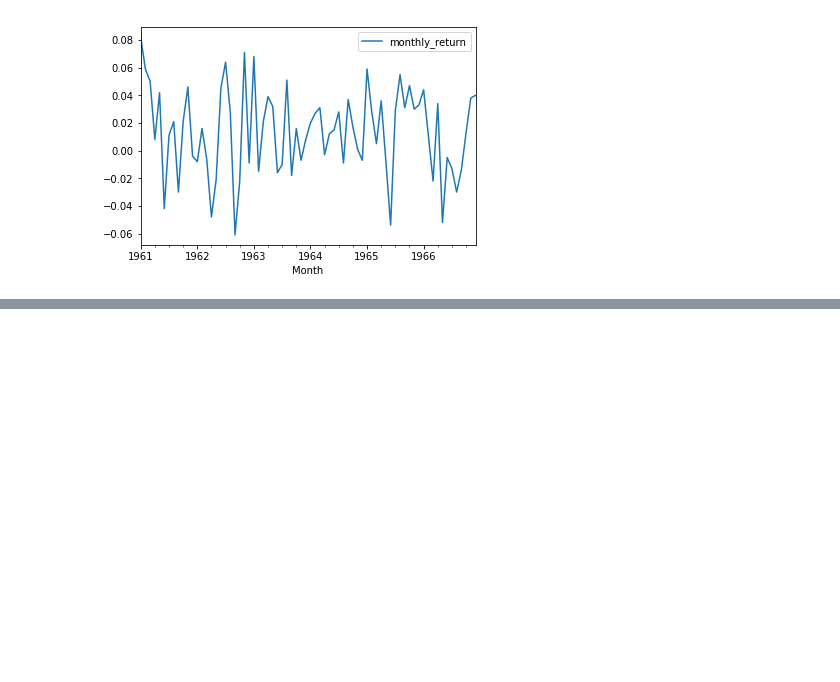
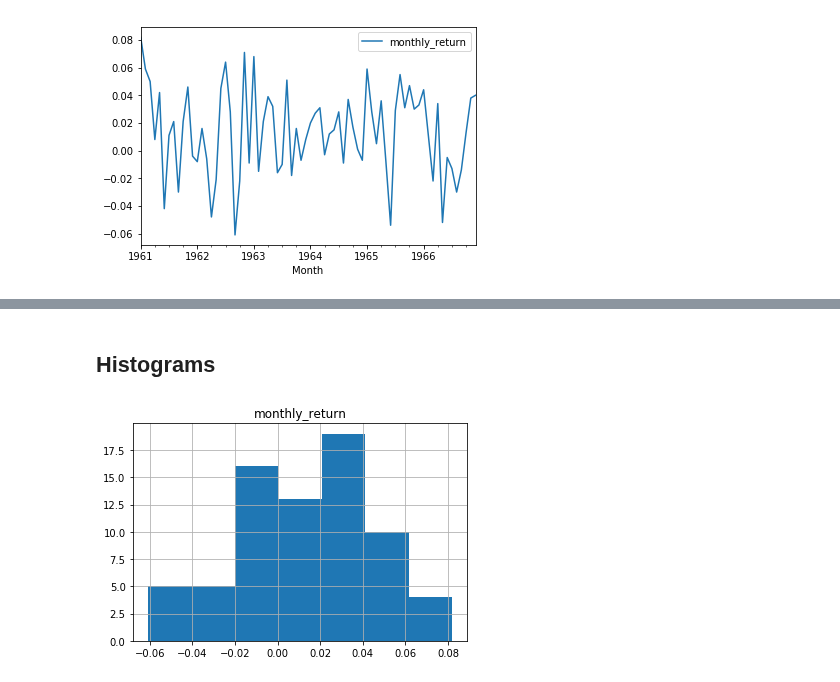
Before and after one commit to bartomolina/dscurriculum, a Jupyter notebook: m4/31.time series.ipynb, the cells around one changed output, grey strips where cells are left out. Drawn from its saved outputs; the diff is of its cells as text; code cells hidden in the pictures; blank space fills up the shorter version.

```diff
--- a/m4/31.time series.ipynb
+++ b/m4/31.time series.ipynb
@@ -34,0 +49,7 @@ plt.show()
+# %% [markdown]
+## Histograms
+# %%
+nyse.hist(bins=7)
+plt.show()
+# %% [output]
+[figure, added]
```
Also changed, not shown: parts of 5 cells of this notebook.
